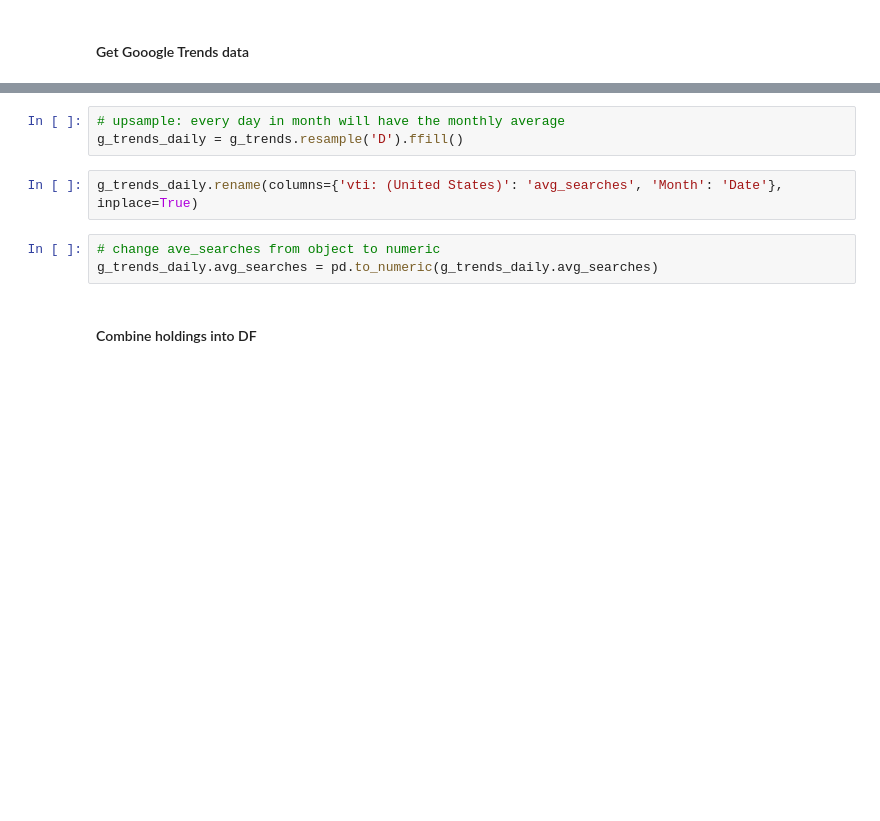
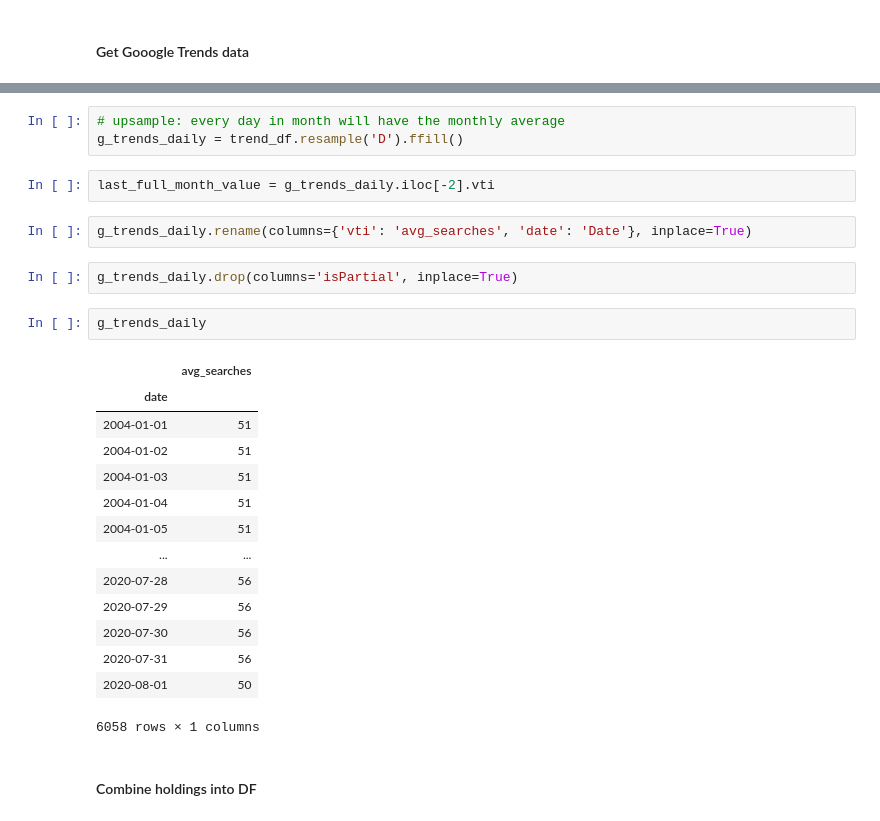
Before and after one commit to MKevinEvans/TensorFlow_stock_price_predictor, a Jupyter notebook: LSTM_Tensor_Flow_VTI.ipynb, the cells around one changed output, grey strips where cells are left out. Saved outputs shown, nothing was run; the diff lists cells and outputs as text; blank space fills up the shorter version.

```diff
--- a/LSTM_Tensor_Flow_VTI.ipynb
+++ b/LSTM_Tensor_Flow_VTI.ipynb
@@ -92,11 +90,29 @@ g_trends.set_index('Month', inplace=True)
 # %%
 # upsample: every day in month will have the monthly average
-g_trends_daily = g_trends.resample('D').ffill()
+g_trends_daily = trend_df.resample('D').ffill()
+# %%
+last_full_month_value = g_trends_daily.iloc[-2].vti
 # %%
-g_trends_daily.rename(columns={'vti: (United States)': 'avg_searches', 'Month': 'Date'}, inplace=True)
+g_trends_daily.rename(columns={'vti': 'avg_searches', 'date': 'Date'}, inplace=True)
-# %%
-# change ave_searches from object to numeric
-g_trends_daily.avg_searches = pd.to_numeric(g_trends_daily.avg_searches)
+# %%
+g_trends_daily.drop(columns='isPartial', inplace=True)
+# %%
+g_trends_daily
+# %% [output]
+|  | avg_searches |
+| date |  |
+| 2004-01-01 | 51 |
+| 2004-01-02 | 51 |
+| 2004-01-03 | 51 |
+| 2004-01-04 | 51 |
+| 2004-01-05 | 51 |
+| ... | ... |
+| 2020-07-28 | 56 |
+| 2020-07-29 | 56 |
+| 2020-07-30 | 56 |
+| 2020-07-31 | 56 |
+| 2020-08-01 | 50 |
+6058 rows × 1 columns
 # %% [markdown]
 #### Combine holdings into DF
 # %%
```
Also changed, not shown: parts of 23 cells of this notebook.
